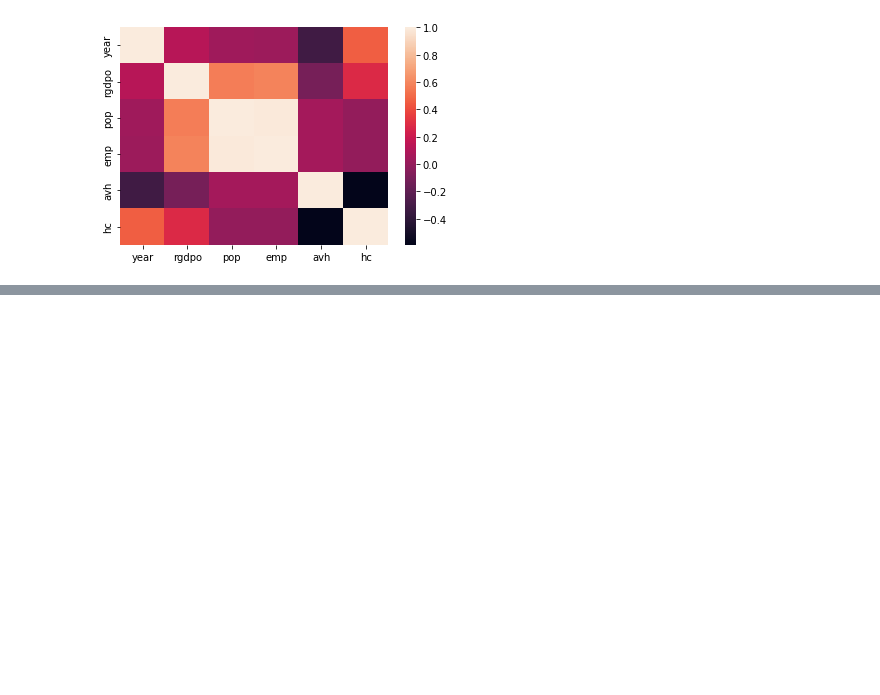
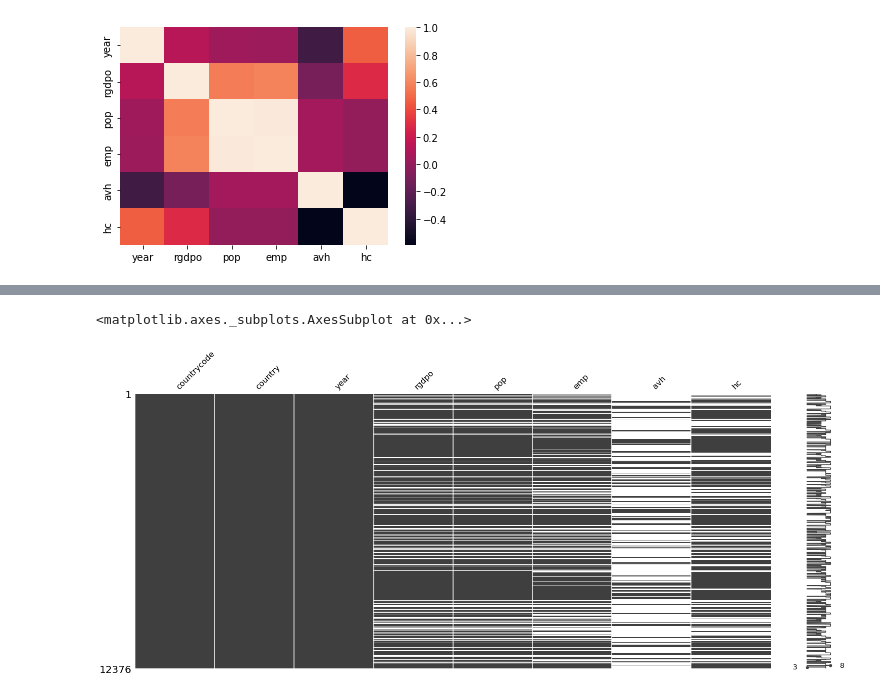
Before and after one commit to wassanchez/DS_Brayan_Andru, a Jupyter notebook: sexta.ipynb, the cells around one changed output, grey strips where cells are left out. Saved outputs shown, nothing was run; the diff lists cells and outputs as text; code cells hidden in the pictures; blank space fills up the shorter version.

```diff
--- a/sexta.ipynb
+++ b/sexta.ipynb
@@ -217,0 +235,6 @@ plt.show()
+# %%
+import missingno as msg
+msg.matrix(df)
+# %% [output]
+<matplotlib.axes._subplots.AxesSubplot at 0x...>
+[figure, added]
```
Also changed, not shown: parts of 3 cells of this notebook.
